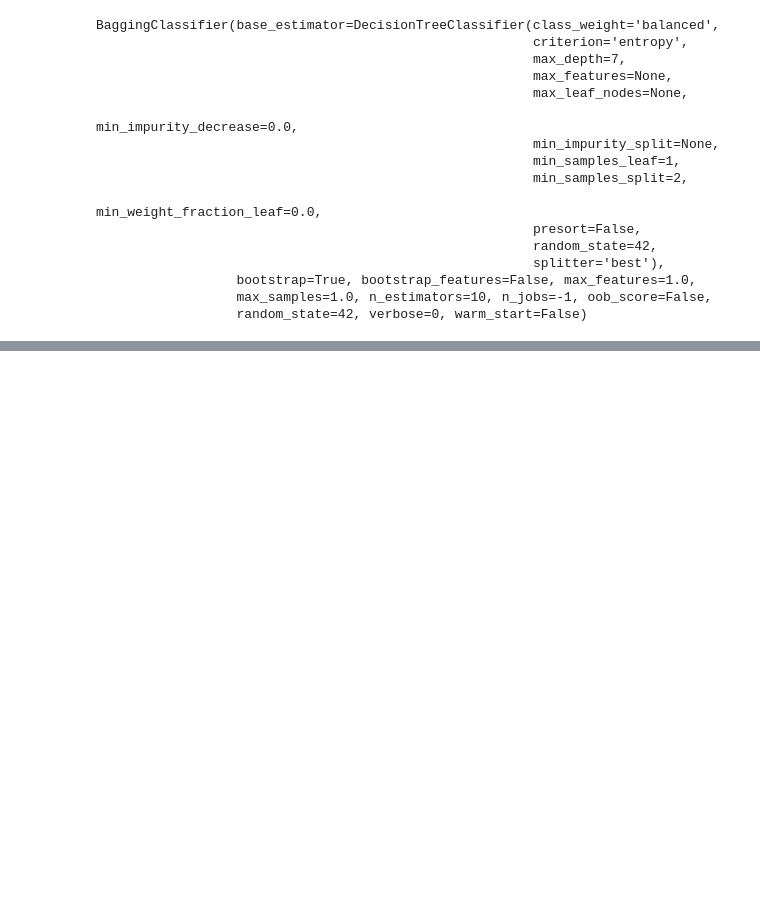
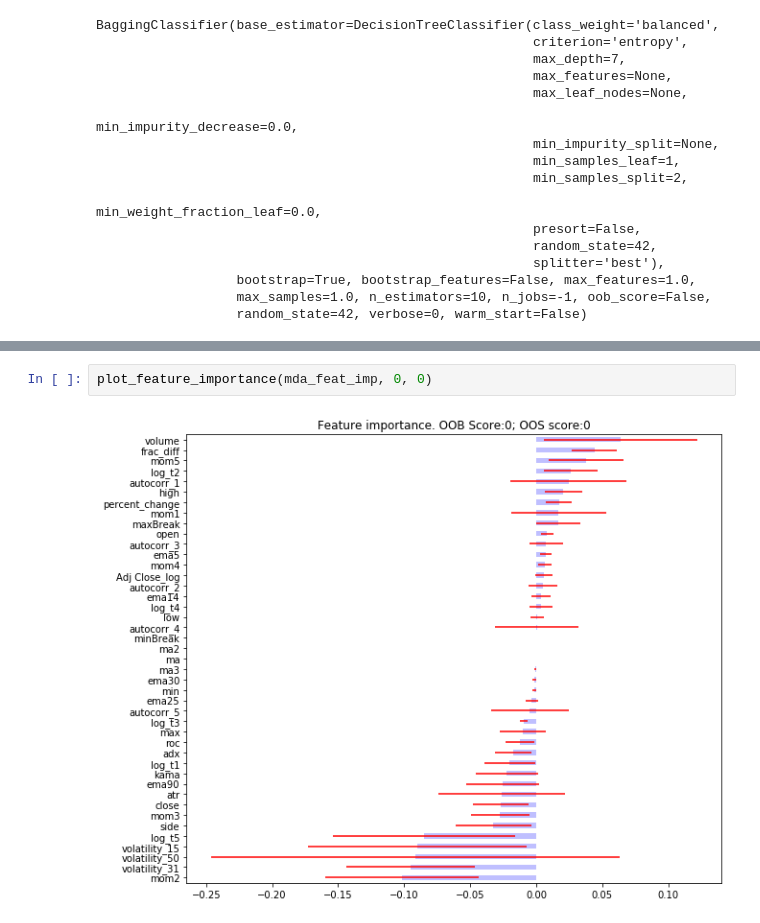
Before and after one commit to Channaholic/adv_in_financial_ml, a Jupyter notebook: Version 1 Research Lab (latest).ipynb, the cells around one changed output, grey strips where cells are left out. Cells and saved outputs as stored; diff of their text form; blank space fills up the shorter version.

```diff
--- a/Version 1 Research Lab (latest).ipynb
+++ b/Version 1 Research Lab (latest).ipynb
@@ -482,0 +519,4 @@ BaggingClassifier(base_estimator=DecisionTreeClassifier(class_weight='balanced',
+# %%
+plot_feature_importance(mda_feat_imp, 0, 0)
+# %% [output]
+[figure, added]
```
Also changed, not shown: parts of 18 cells of this notebook.
